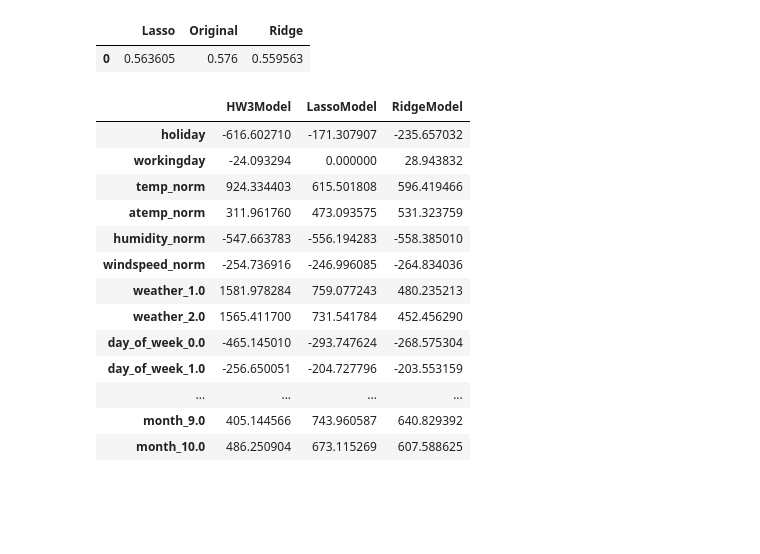
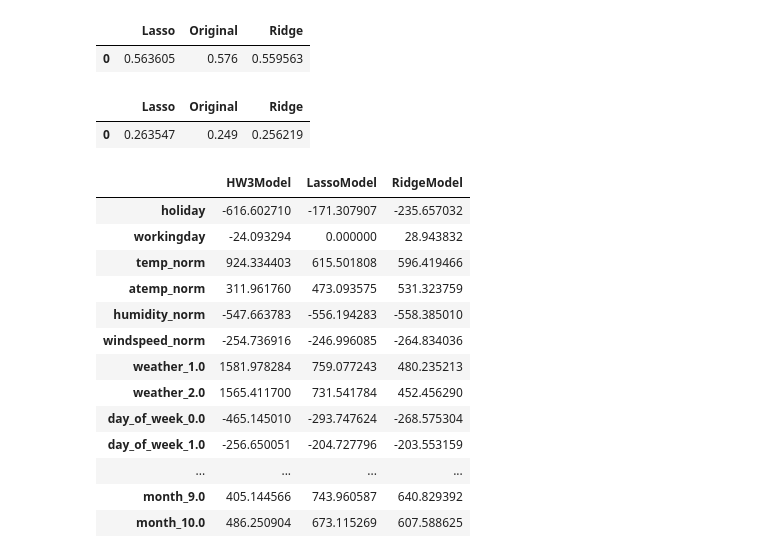
Before and after one commit to EverettSussman/CS109HW4, a Jupyter notebook: cs109a_hw4.ipynb, the cells around one changed output. Drawn from its saved outputs; the diff is of its cells as text; code cells hidden in the pictures; blank space fills up the shorter version.

```diff
--- a/cs109a_hw4.ipynb
+++ b/cs109a_hw4.ipynb
@@ -152,6 +154,13 @@ r2Vals
 # %% [output]
 |  | Lasso | Original | Ridge |
 | 0 | 0.563605 | 0.576 | 0.559563 |
+# %%
+r2TestVals = pd.DataFrame(data={"Original": [.249], "Lasso": [lasso.score(xTest, yTest)],
+                            "Ridge": [ridge.score(xTest, yTest)]})
+r2TestVals
+# %% [output]
+|  | Lasso | Original | Ridge |
+| 0 | 0.263547 | 0.249 | 0.256219 |
 # %%
 ridgeCoefs[-1] = ridge.intercept_
 lassoCoefs[-1] = lasso.intercept_
```
Also changed, not shown: parts of 31 cells of this notebook.
